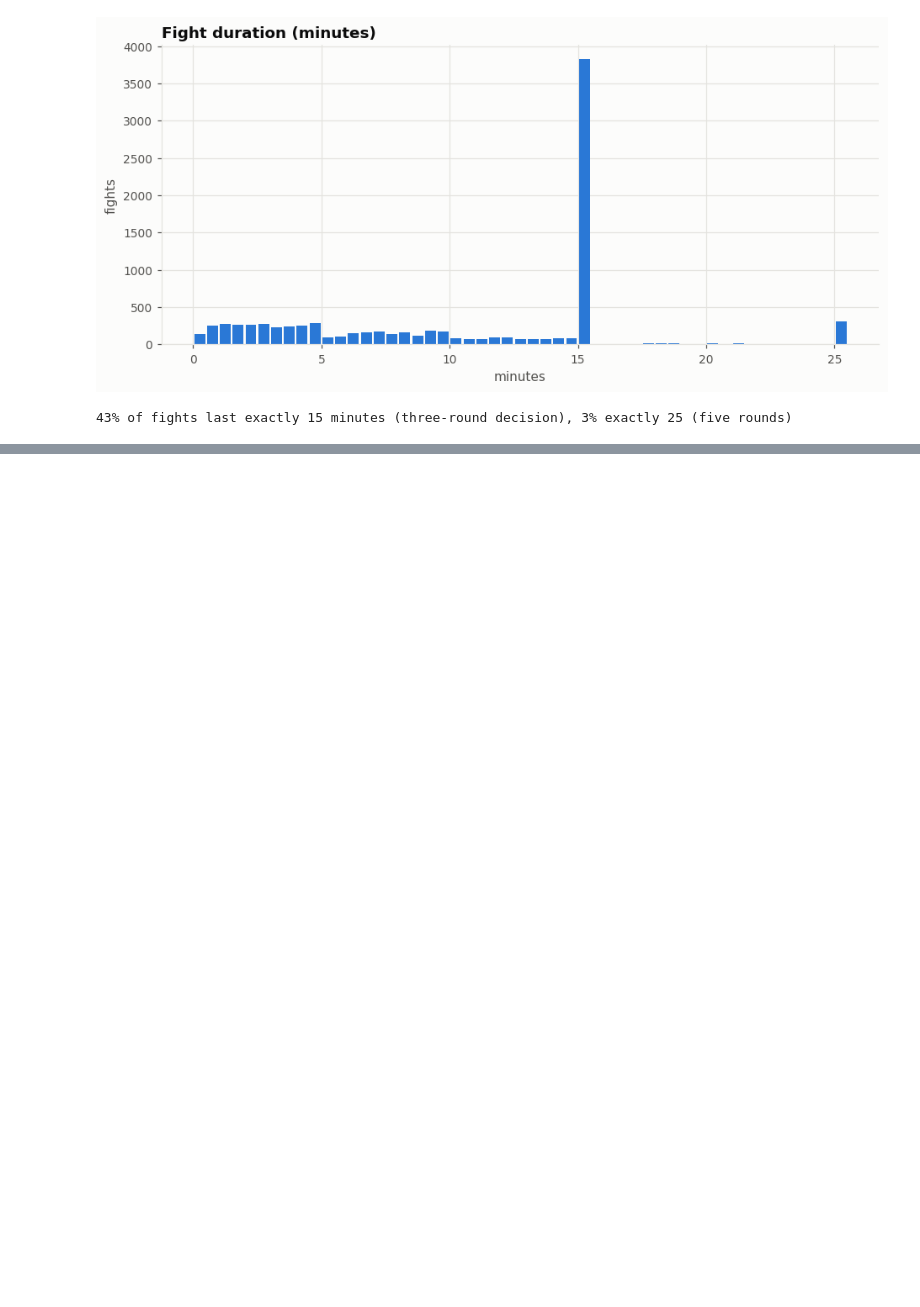
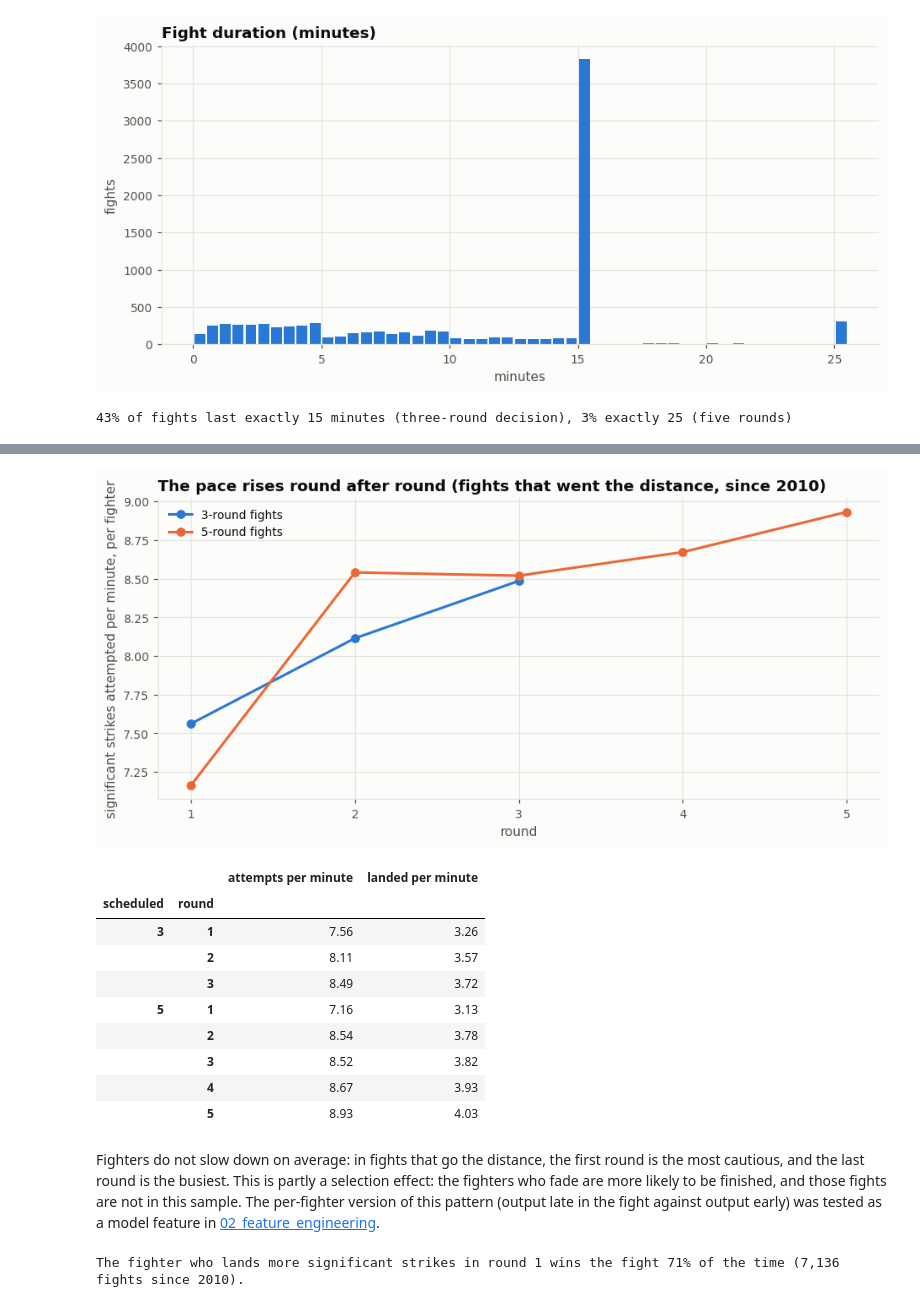
Before and after one commit to tnadiedjoa/Rating-UFC, a Jupyter notebook: notebooks/01_exploration.ipynb, the cells around one changed output, grey strips where cells are left out. Saved outputs shown, nothing was run; the diff lists cells and outputs as text; code cells hidden in the pictures; blank space fills up the shorter version.

```diff
--- a/notebooks/01_exploration.ipynb
+++ b/notebooks/01_exploration.ipynb
@@ -13,14 +17,16 @@ import numpy as np
 import pandas as pd
 import matplotlib.pyplot as plt
 import matplotlib.ticker as mtick
+from scipy.stats import spearmanr
 
 from ufc_rating import plotting
-from ufc_rating.config import DIVISIONS, MASTER_CSV
-from ufc_rating.processing.master import american_to_prob, read_master
+from ufc_rating.config import DIVISIONS, MASTER_CSV, ROUNDS_CSV, WIKI_RANKINGS_CSV, WIKI_RECORDS_CSV
+from ufc_rating.processing.master import american_to_prob, read_master, read_official_rankings, read_rounds
 
 plotting.setup()
 master = read_master(MASTER_CSV)
 master['year'] = master['date'].dt.year
+rounds = read_rounds(ROUNDS_CSV)
 # %% [markdown]
 ## 1. Coverage
 # %%
@@ -149,0 +180,46 @@ Rates such as strikes per minute are computed over the real fight time, not the
+# %%
+distance = master[master['method_group'] == 'Decision'].set_index('fight_id')
+per_round = rounds[rounds['fight_id'].isin(distance.index) & (rounds['date'] >= '2010-01-01')].copy()
+per_round['scheduled'] = per_round['fight_id'].map(distance['scheduled_rounds'])
+per_round = per_round[per_round['scheduled'].isin([3, 5])]
+minutes = per_round['seconds'] / 60
+per_round['attempts per minute'] = (per_round['r_sig_att'] + per_round['b_sig_att']) / 2 / minutes
+per_round['landed per minute'] = (per_round['r_sig_landed'] + per_round['b_sig_landed']) / 2 / minutes
+
+pace = per_round.groupby(['scheduled', 'round'])[['attempts per minute', 'landed per minute']].mean()
+fig, ax = plt.subplots()
+for (scheduled, table), color in zip(pace.groupby(level='scheduled'), plotting.SERIES):
+    ax.plot(table.index.get_level_values('round'), table['attempts per minute'], marker='o',
+            color=color, label=f'{scheduled}-round fights')
+ax.set_xticks(range(1, 6))
+ax.set_xlabel('round')
+ax.set_ylabel('significant strikes attempted per minute, per fighter')
+ax.set_title('The pace rises round after round (fights that went the distance, since 2010)')
+ax.legend(loc='upper left')
+plt.show()
+pace.round(2)
+# %% [output]
+[figure, added]
+|  |  | attempts per minute | landed per minute |
+| scheduled | round |  |  |
+| 3 | 1 | 7.56 | 3.26 |
+|  | 2 | 8.11 | 3.57 |
+|  | 3 | 8.49 | 3.72 |
+| 5 | 1 | 7.16 | 3.13 |
+|  | 2 | 8.54 | 3.78 |
+|  | 3 | 8.52 | 3.82 |
+|  | 4 | 8.67 | 3.93 |
+|  | 5 | 8.93 | 4.03 |
+# %% [markdown]
+Fighters do not slow down on average: in fights that go the distance, the first round is the most cautious, and the last round is the busiest. This is partly a selection effect: the fighters who fade are more likely to be finished, and those fights are not in this sample. The per-fighter version of this pattern (output late in the fight against output early) was tested as a model feature in [02_feature_engineering](02_feature_engineering.ipynb).
+# %%
+first_round = rounds[(rounds['round'] == 1) & rounds['fight_id'].isin(decided['fight_id'])
+                     & (rounds['date'] >= '2010-01-01')]
+leader = np.sign(first_round['r_sig_landed'] - first_round['b_sig_landed'])
+outcome = first_round['fight_id'].map(decided.set_index('fight_id')['outcome'])
+winner = np.where(outcome == 'r', 1, -1)
+clear = leader != 0
+print(f"The fighter who lands more significant strikes in round 1 wins the fight "
+      f"{(leader[clear] == winner[clear]).mean():.0%} of the time ({clear.sum():,} fights since 2010).")
+# %% [output]
+The fighter who lands more significant strikes in round 1 wins the fight 71% of the time (7,136 fights since 2010).
```
Also changed, not shown: parts of 27 cells of this notebook, 39 other files.
